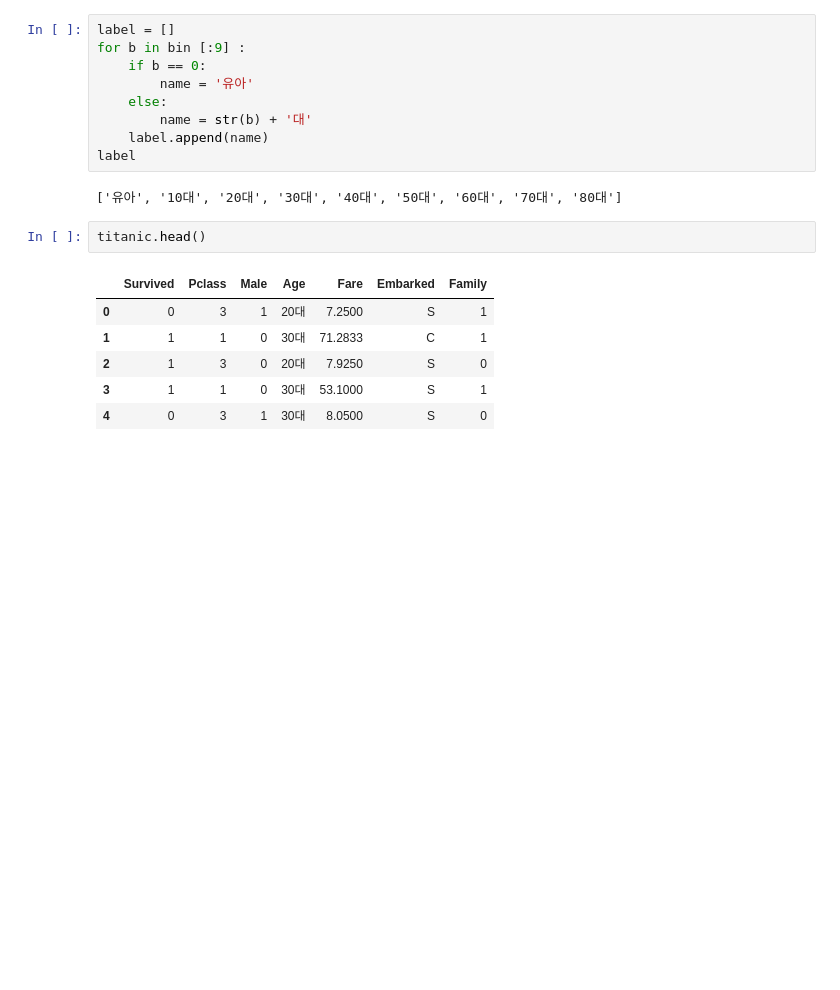
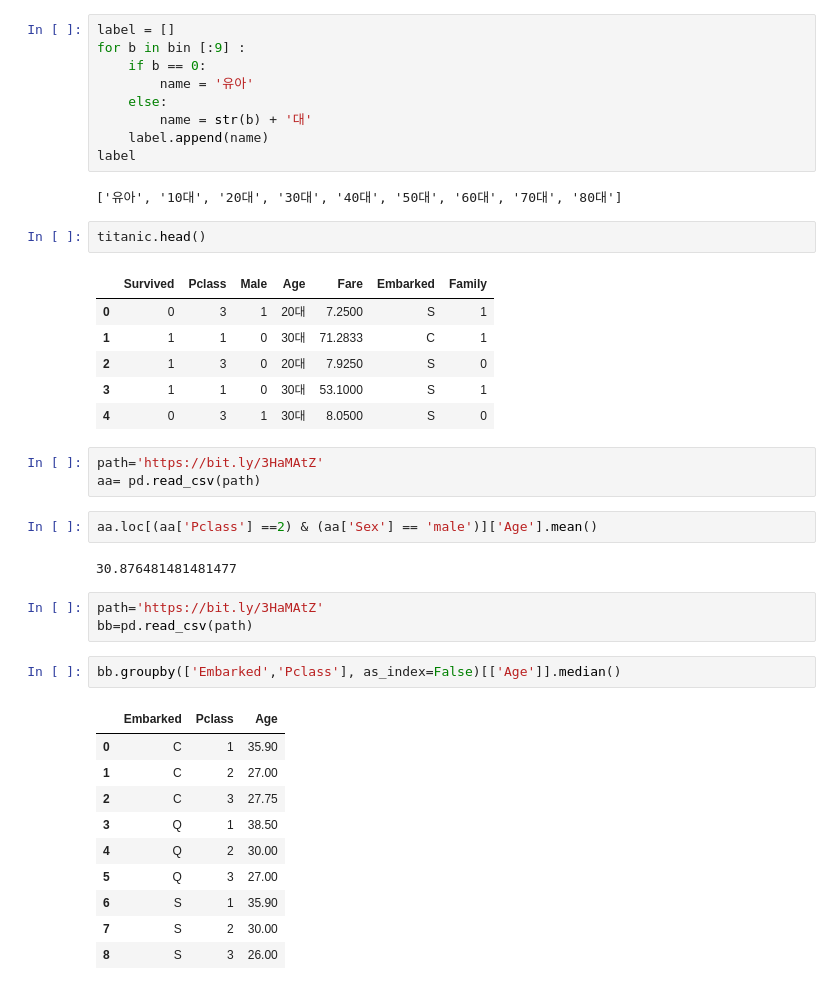
Before and after one commit to Young-Lee314/python-, a Jupyter notebook: python라이브러리/06 - 판다스 데이터프레임 변경.ipynb, the cells around one changed output. Saved outputs shown, nothing was run; the diff lists cells and outputs as text; blank space fills up the shorter version.

```diff
--- a/python라이브러리/06 - 판다스 데이터프레임 변경.ipynb
+++ b/python라이브러리/06 - 판다스 데이터프레임 변경.ipynb
@@ -400,3 +400,26 @@ titanic.head()
 | 2 | 1 | 3 | 0 | 20대 | 7.9250 | S | 0 |
 | 3 | 1 | 1 | 0 | 30대 | 53.1000 | S | 1 |
 | 4 | 0 | 3 | 1 | 30대 | 8.0500 | S | 0 |
+# %%
+path='https://bit.ly/3HaMAtZ'
+aa= pd.read_csv(path)
+# %%
+aa.loc[(aa['Pclass'] ==2) & (aa['Sex'] == 'male')]['Age'].mean()
+# %% [output]
+30.876481481481477
+# %%
+path='https://bit.ly/3HaMAtZ'
+bb=pd.read_csv(path)
+# %%
+bb.groupby(['Embarked','Pclass'], as_index=False)[['Age']].median()
+# %% [output]
+|  | Embarked | Pclass | Age |
+| 0 | C | 1 | 35.90 |
+| 1 | C | 2 | 27.00 |
+| 2 | C | 3 | 27.75 |
+| 3 | Q | 1 | 38.50 |
+| 4 | Q | 2 | 30.00 |
+| 5 | Q | 3 | 27.00 |
+| 6 | S | 1 | 35.90 |
+| 7 | S | 2 | 30.00 |
+| 8 | S | 3 | 26.00 |
```
Also changed, not shown: 5 other files.
